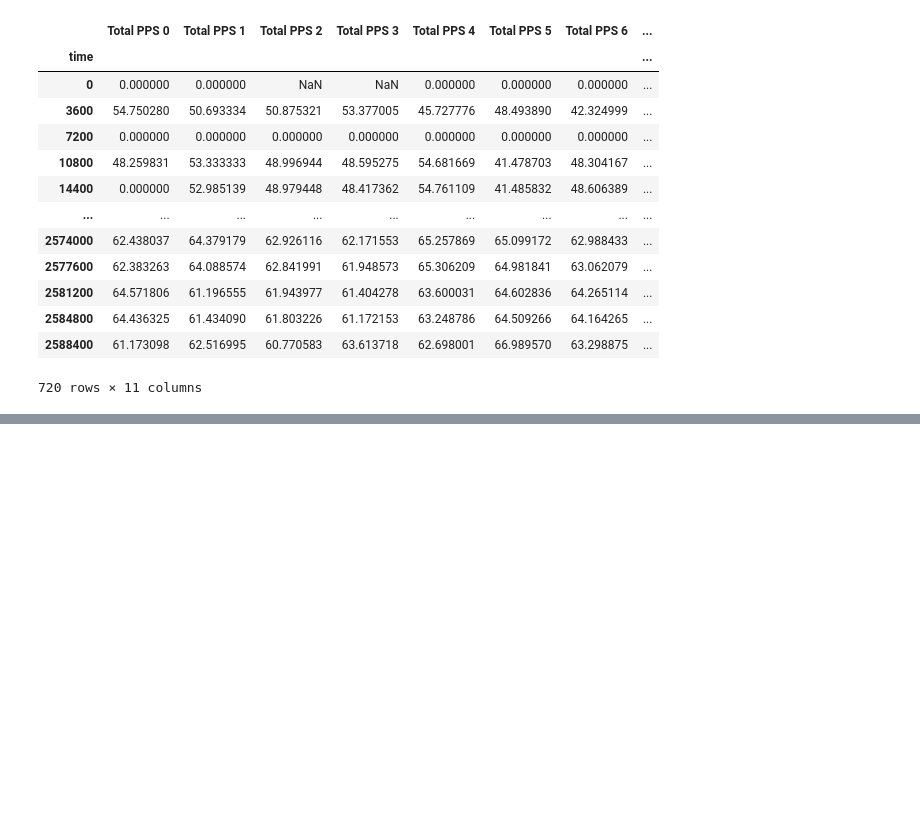
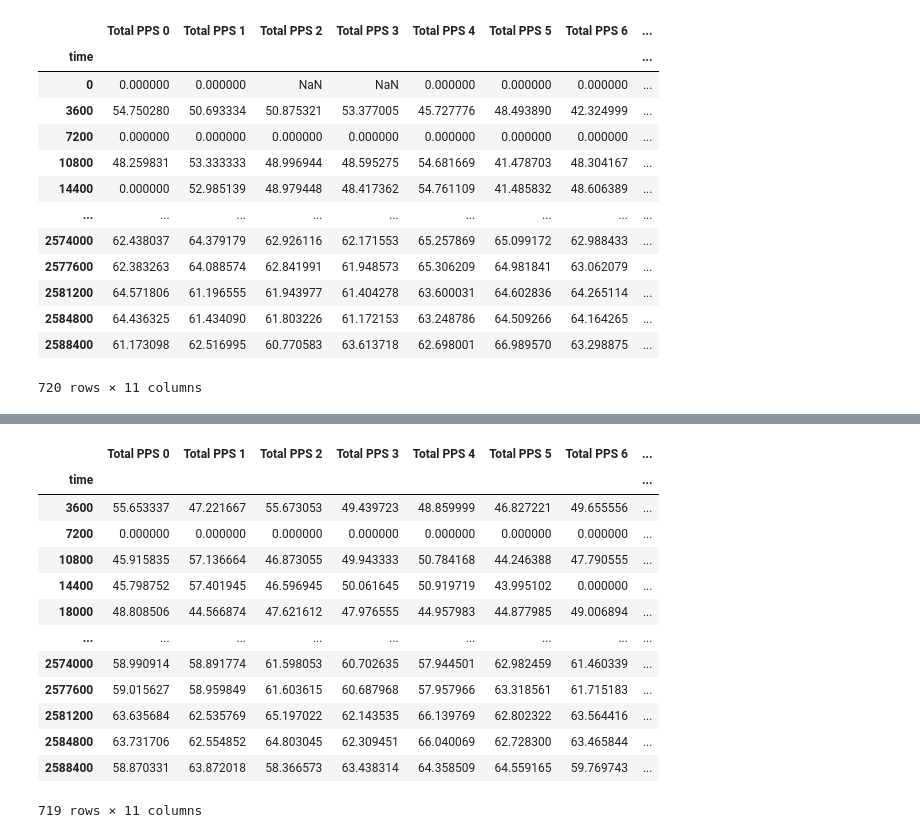
Before and after one commit to MJ-Peters/INFT-Coursework-PRDE-Trader-Evaluation-and-Improvement, a Jupyter notebook: Investigating K and F/k Experiment/k Data Analysis.ipynb, the cells around one changed output, grey strips where cells are left out. Saved outputs shown, nothing was run; the diff lists cells and outputs as text; code cells hidden in the pictures; blank space fills up the shorter version.

```diff
--- a/Investigating K and F/k Experiment/k Data Analysis.ipynb
+++ b/Investigating K and F/k Experiment/k Data Analysis.ipynb
@@ -68,0 +160,50 @@ TypeError: ufunc 'isfinite' not supported for the input types, and the inputs co
+# %%
+df_k10 = pd.DataFrame()
+cols_list_k10 = [1]
+for i in range(8, (60*7 + 2), 7):  # Strategy is in every 7th column starting at the 6th column for 60 traders
+    cols_list_k10.append(i)
+
+df_k10_row_times = []
+for i in range(0, 2588400, 3600):
+    df_k10_row_times.append(i)
+
+df_k10_col_names = ["time"]
+for i in range(30):
+    if i < 10:
+        df_k10_col_names.append("B0" + str(i))
+    else:
+        df_k10_col_names.append("B" + str(i))
+
+for i in range(30):
+    if i < 10:
+        df_k10_col_names.append("S0" + str(i))
+    else:
+        df_k10_col_names.append("S" + str(i))
+
+
+for i in range(10):
+    df_k10_i_list = []
+    df_k10_i_list.append(pd.read_csv("PRDE_Baseline_k=10_" + str(i) + "_strats.csv", header=None, usecols=cols_list_k10))
+    df_k10_i = pd.concat(df_k10_i_list)
+
+    df_k10_i.columns = df_k10_col_names
+    df_k10_i.set_index("time", inplace=True)
+    df_k10[f"Total PPS {i}"] = df_k10_i.sum(axis=1)
+
+df_k10["Mean PPS"] = df_k10.sum(axis=1) / 10
+df_k10
+# %% [output]
+|  | Total PPS 0 | Total PPS 1 | Total PPS 2 | Total PPS 3 | Total PPS 4 | Total PPS 5 | Total PPS 6 | ... |
+| time |  |  |  |  |  |  |  | ... |
+| 3600 | 55.653337 | 47.221667 | 55.673053 | 49.439723 | 48.859999 | 46.827221 | 49.655556 | ... |
+| 7200 | 0.000000 | 0.000000 | 0.000000 | 0.000000 | 0.000000 | 0.000000 | 0.000000 | ... |
+| 10800 | 45.915835 | 57.136664 | 46.873055 | 49.943333 | 50.784168 | 44.246388 | 47.790555 | ... |
+| 14400 | 45.798752 | 57.401945 | 46.596945 | 50.061645 | 50.919719 | 43.995102 | 0.000000 | ... |
+| 18000 | 48.808506 | 44.566874 | 47.621612 | 47.976555 | 44.957983 | 44.877985 | 49.006894 | ... |
+| ... | ... | ... | ... | ... | ... | ... | ... | ... |
+| 2574000 | 58.990914 | 58.891774 | 61.598053 | 60.702635 | 57.944501 | 62.982459 | 61.460339 | ... |
+| 2577600 | 59.015627 | 58.959849 | 61.603615 | 60.687968 | 57.957966 | 63.318561 | 61.715183 | ... |
+| 2581200 | 63.635684 | 62.535769 | 65.197022 | 62.143535 | 66.139769 | 62.802322 | 63.564416 | ... |
+| 2584800 | 63.731706 | 62.554852 | 64.803045 | 62.309451 | 66.040069 | 62.728300 | 63.465844 | ... |
+| 2588400 | 58.870331 | 63.872018 | 58.366573 | 63.438314 | 64.358509 | 64.559165 | 59.769743 | ... |
+719 rows × 11 columns
```
Also changed, not shown: parts of 7 cells of this notebook.
